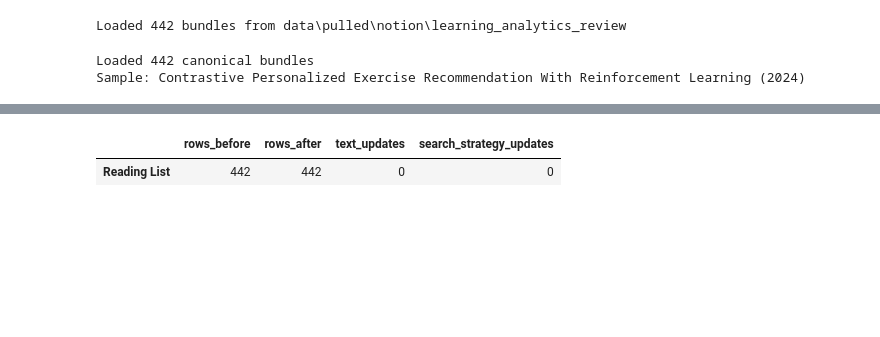
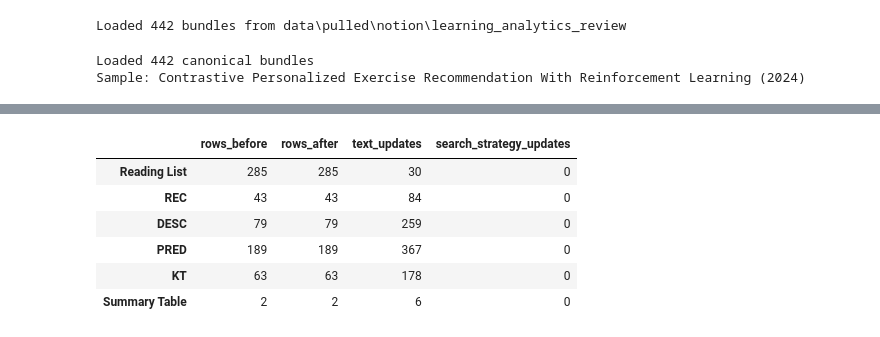
Before and after one commit to RicardoSantos0/Notion_Zotero, a Jupyter notebook: original_db_summary_analysis.ipynb, the cells around one changed output, grey strips where cells are left out. Drawn from its saved outputs; the diff is of its cells as text; code cells hidden in the pictures; blank space fills up the shorter version.

```diff
--- a/original_db_summary_analysis.ipynb
+++ b/original_db_summary_analysis.ipynb
@@ -91,14 +123,21 @@ for name, df in dfs.items():
 # %%
-# --- Cell 5: Shortcut — full pipeline ---
-raw_dfs, clean_dfs, norm_log = run_analysis(
-    pulled_dir,
-    task_label_fn=my_label_fn,
-    typo_fixes=MY_TYPO_FIXES,
-    value_map=MY_VALUE_MAP,
-    search_strategy_columns=SEARCH_COLS,
-)
+# --- Cell 5: Normalization summary (accepted bundles, from Cell 3/4) ---
+norm_log = {
+    name: {
+        "rows_before": len(dfs[name]),
+        "rows_after": len(cleaned_dfs[name]),
+        "text_updates": _clean_logs[name]["text_updates"],
+        "search_strategy_updates": _clean_logs[name].get("search_strategy_updates", 0),
+    }
+    for name in dfs
+}
 pd.DataFrame(norm_log).T
 # %% [output]
 |  | rows_before | rows_after | text_updates | search_strategy_updates |
-| Reading List | 442 | 442 | 0 | 0 |
+| Reading List | 285 | 285 | 30 | 0 |
+| REC | 43 | 43 | 84 | 0 |
+| DESC | 79 | 79 | 259 | 0 |
+| PRED | 189 | 189 | 367 | 0 |
+| KT | 63 | 63 | 178 | 0 |
+| Summary Table | 2 | 2 | 6 | 0 |
 # %%
```
Also changed, not shown: parts of 5 cells of this notebook, 11 other files.
